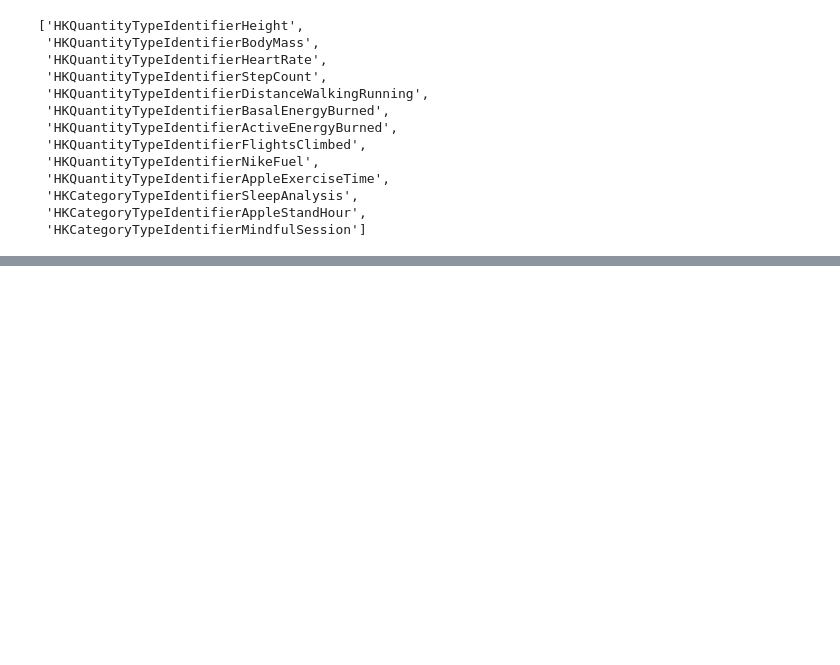
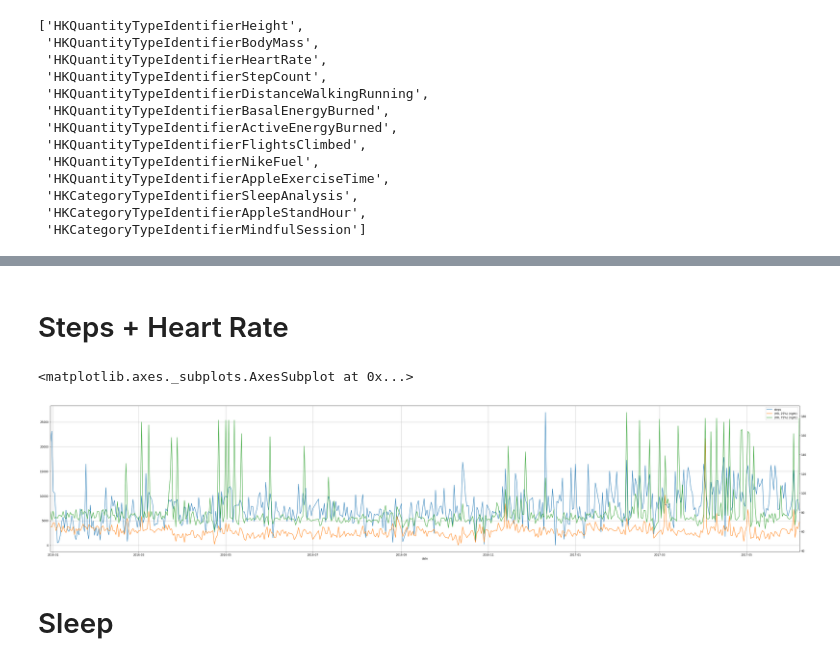
Before and after one commit to RyanAugust/pyprojects, a Jupyter notebook: Health/Apple Health Data.ipynb, the cells around one changed output, grey strips where cells are left out. Saved outputs shown, nothing was run; the diff lists cells and outputs as text; code cells hidden in the pictures; blank space fills up the shorter version.

```diff
--- a/Health/Apple Health Data.ipynb
+++ b/Health/Apple Health Data.ipynb
@@ -109,0 +105,7 @@ ax.plot(df_.index, df_['value'])
+# %%
+from datetime import timedelta
+
+df['startDate_local'] = df['startDate'].map(lambda x: x - timedelta(hours=7))
+df['date'] = df['startDate_local'].map(lambda x: x.date())
+# %%
+_SC = df.groupby('date').sum()[['value']].rename(columns={'value':'steps'})
@@ -109,0 +123,11 @@ ax.plot(df_.index, df_['value'])
+# %%
+_HR = df_HR.groupby('date').agg({'value':'describe'}).unstack(level=1)[[('value','25%'),('value','75%')]].rename(columns={'value':'HR'})
+# %% [markdown]
+# Steps + Heart Rate
+# %%
+_SC.join(_HR).plot(figsize=(50,10), secondary_y=[('HR','25%'),('HR','75%')], grid=True)
+# %% [output]
+<matplotlib.axes._subplots.AxesSubplot at 0x...>
+[figure, added]
+# %% [markdown]
+# Sleep
```
Also changed, not shown: parts of 27 cells of this notebook, 3 other files.
